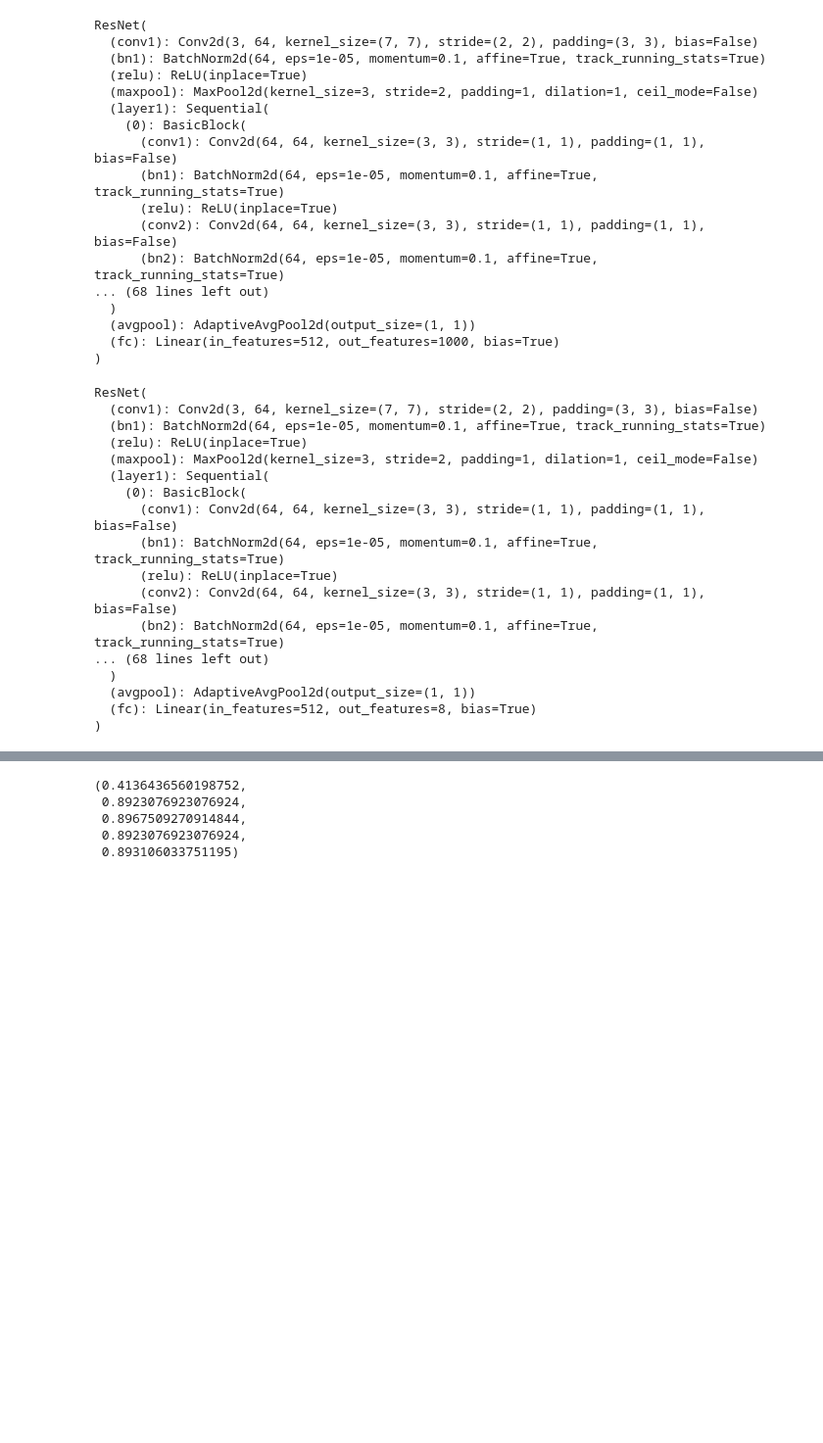
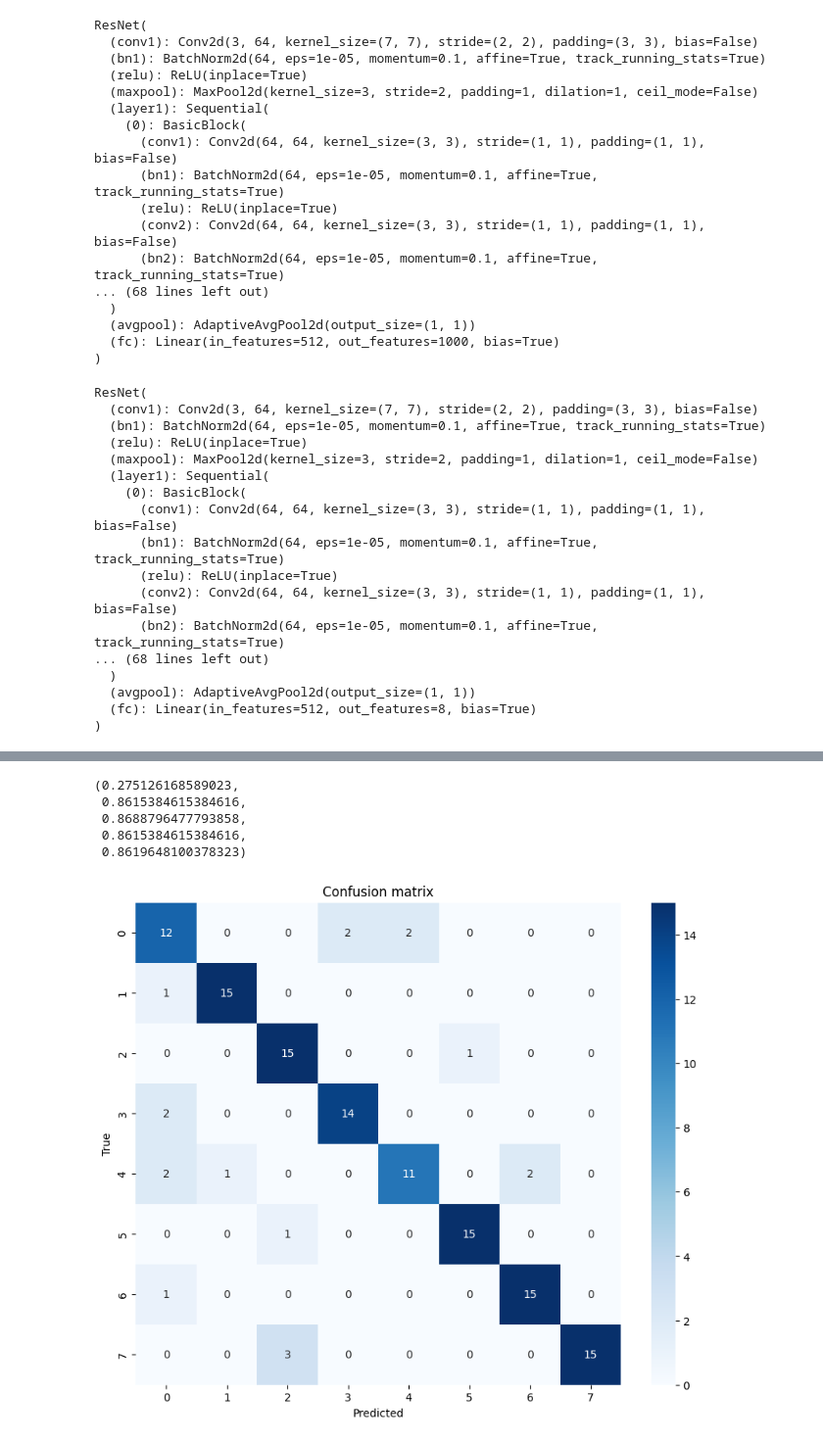
Before and after one commit to Kowallskiy/analysis, a Jupyter notebook: NN.ipynb, the cells around one changed output, grey strips where cells are left out. Shown at 98% size. Cells and saved outputs as stored; diff of their text form; code cells hidden in the pictures; blank space fills up the shorter version.

Commit message:
added confusion matrix

```diff
--- a/NN.ipynb
+++ b/NN.ipynb
@@ -50,7 +52,7 @@ print(f"Number of classes: {num_classes}")
 ['Anthracnose_Fungi', 'Bacterial_Wilt_Bacteria', 'Belly_Rot_Fungi', 'Downy_Mildew_Fungi', 'Gummy_Stem_Blight_Fungi', 'Healthy_Crop_Cucumber', 'Healthy_Crop_Leaf', 'Pythium_Fruit_Rot_Fungi']
 Number of classes: 8
 # %%
-device = "cuda" if torch.cuda.is_available() else 'cpu'
+device = torch.device("cuda" if torch.cuda.is_available() else 'cpu')
 # %%
 model
 # %% [output]
@@ -102,13 +104,13 @@ for name, param in model.named_parameters():
     else:
         param.requires_grad = False
 # %%
-num_epochs = 5
-lr = 0.01
+num_epochs = 10
+lr = 0.001
 
 model.to(device)
 
 criterion = torch.nn.CrossEntropyLoss()
-optimizer = torch.optim.Adam(model.fc.parameters(), lr=0.01)
+optimizer = torch.optim.Adam(model.fc.parameters(), lr=lr)
 # %%
 run = wandb.init(
     # Set the project where this run will be logged
@@ -128,7 +130,6 @@ View run at https://wandb.ai/prince_/milan-project/runs/cig8zqr3
 # %%
 logging.basicConfig(level=logging.INFO, format='%(asctime)s %(message)s')
 # %%
-
 def train_one_epoch(epoch, model, dataloader, criterion, optimizer, device):
     model.train()
     running_loss = 0.0
@@ -186,6 +187,15 @@ def test(model, dataloader, criterion, device):
     precision = precision_score(all_labels, all_preds, average='weighted')
     recall = recall_score(all_labels, all_preds, average='weighted')
     f1 = f1_score(all_labels, all_preds, average='weighted')
+
+    cm = confusion_matrix(all_labels, all_preds)
+    plt.figure(figsize=(10, 8))
+    sns.heatmap(cm, annot=True, fmt='d', cmap='Blues', xticklabels=range(num_classes), yticklabels=range(num_classes))
+    plt.xlabel("Predicted")
+    plt.ylabel("True")
+    plt.title("Confusion matrix")
+    plt.show
+
     wandb.log({'test loss': avg_loss, 'accuracy': accuracy, 'precision': precision, 'recall': recall, 'f1 score': f1})
     logging.info(f"Test Loss: {avg_loss: .4f}, Accuracy: {accuracy: .4f}, Precision: {precision: .4f}, Recall: {recall: .4f}, F1 Score: {f1: .4f}")
     return avg_loss, accuracy, precision, recall, f1
@@ -208,3 +227,3 @@ for epoch in range(num_epochs):
 # %%
-test(epoch, model, dataloaders['test'], criterion, device)
+test(model, dataloaders['test'], criterion, device)
 # %% [output]
@@ -212,5 +231,6 @@ test(epoch, model, dataloaders['test'], criterion, device)
-(0.4136436560198752,
- 0.8923076923076924,
- 0.8967509270914844,
- 0.8923076923076924,
- 0.893106033751195)
+(0.275126168589023,
+ 0.8615384615384616,
+ 0.8688796477793858,
+ 0.8615384615384616,
+ 0.8619648100378323)
+[figure, added]
```
Also changed, not shown: parts of 5 cells of this notebook.
